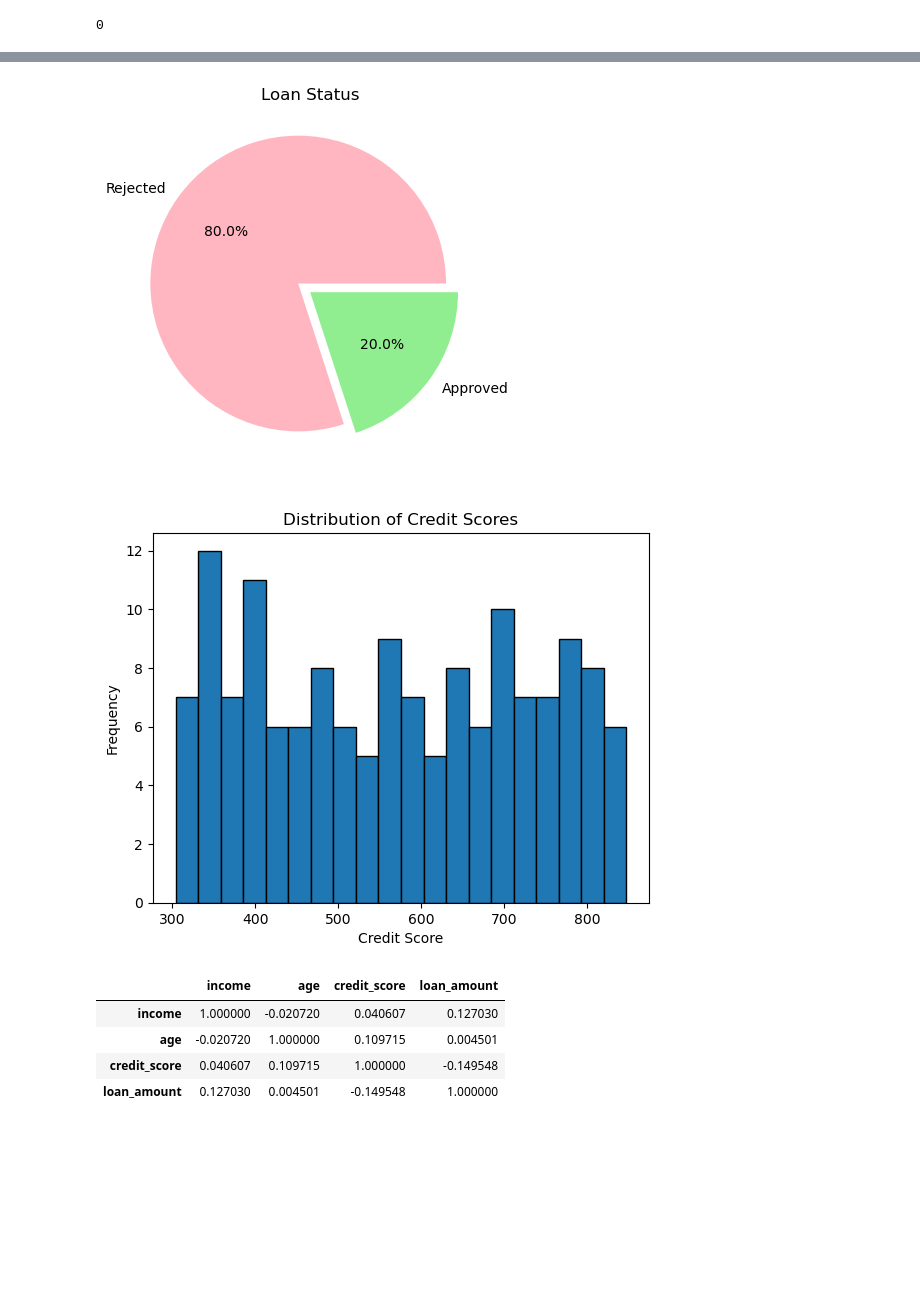
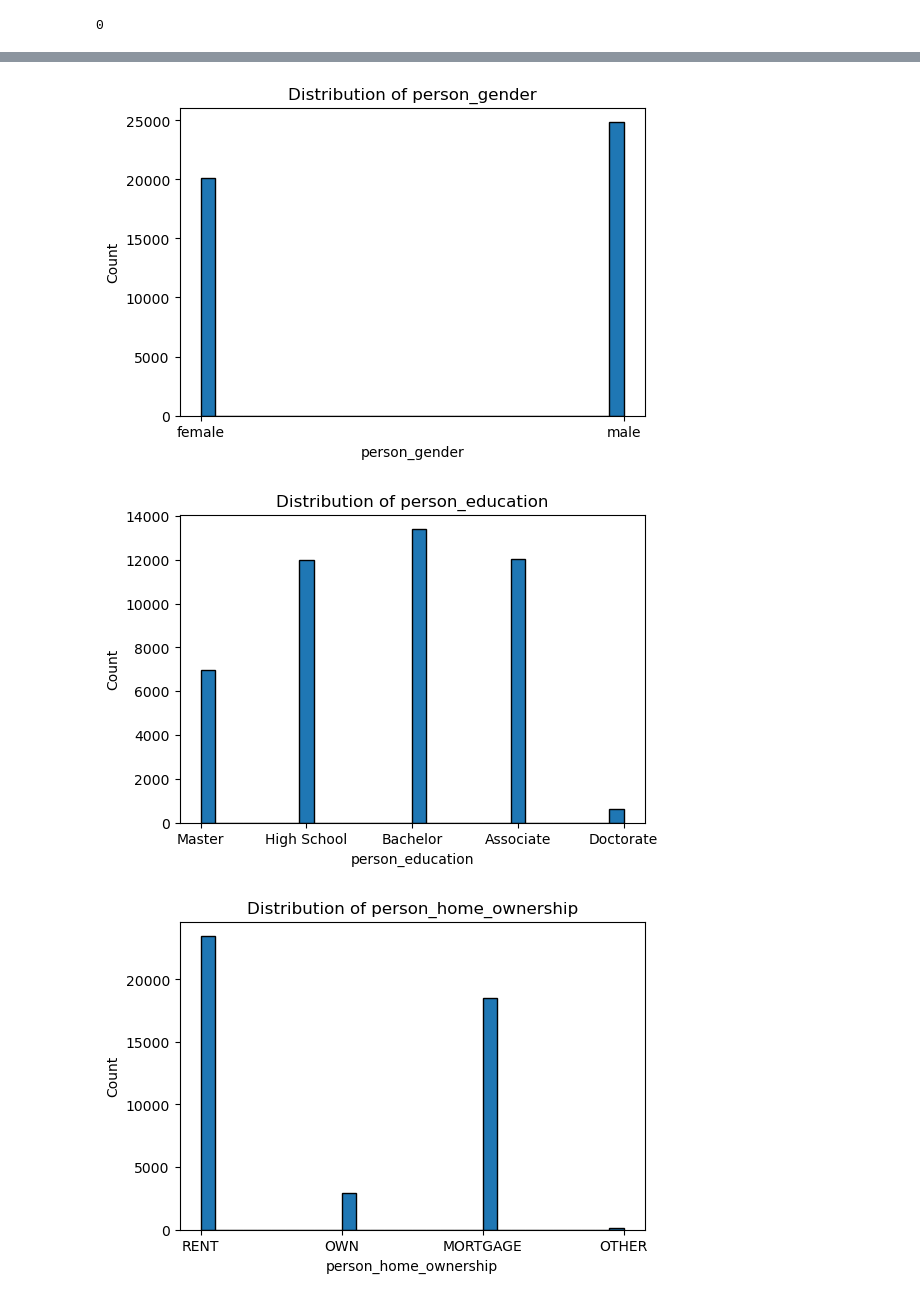
Before and after one commit to boomiikas/Loan-Approval-Prediction, a Jupyter notebook: reg.ipynb, the cells around one changed output, grey strips where cells are left out. Drawn from its saved outputs; the diff is of its cells as text; code cells hidden in the pictures; blank space fills up the shorter version.

```diff
--- a/reg.ipynb
+++ b/reg.ipynb
@@ -124,25 +83,13 @@ for i in df.columns:
-# %%
-count=df['loan_status'].value_counts()
-plt.Figure(figsize=(25,30))
-plt.pie(count,labels=count.index,autopct="%1.1f%%",explode=[0.1,0],colors=['lightpink','lightgreen'])
-plt.title('Loan Status')
-plt.show()
-# %% [output]
-[figure, removed]
-# %%
-plt.hist(df['credit_score'], bins=20, edgecolor='black')
-plt.ylabel('Frequency')
-plt.xlabel('Credit Score')
-plt.title("Distribution of Credit Scores")
-plt.show()
-# %% [output]
-[figure, removed]
-# %%
-d=df.drop(columns='loan_status')
-d.corr()
-# %% [output]
-|  | income | age | credit_score | loan_amount |
-| income | 1.000000 | -0.020720 | 0.040607 | 0.127030 |
-| age | -0.020720 | 1.000000 | 0.109715 | 0.004501 |
-| credit_score | 0.040607 | 0.109715 | 1.000000 | -0.149548 |
-| loan_amount | 0.127030 | 0.004501 | -0.149548 | 1.000000 |
+# %%
+cat_cols=df.select_dtypes(include=['object']).columns
+for col in cat_cols:
+    plt.figure(figsize=(6,4))
+    plt.hist(df[col], bins=30, edgecolor='black')
+    plt.title(f"Distribution of {col}")
+    plt.xlabel(col)
+    plt.ylabel("Count")
+    plt.show()
+# %% [output]
+[figure, added]
+[figure, added]
+[figure, added]
```
Also changed, not shown: parts of 25 cells of this notebook, 5 other files.
